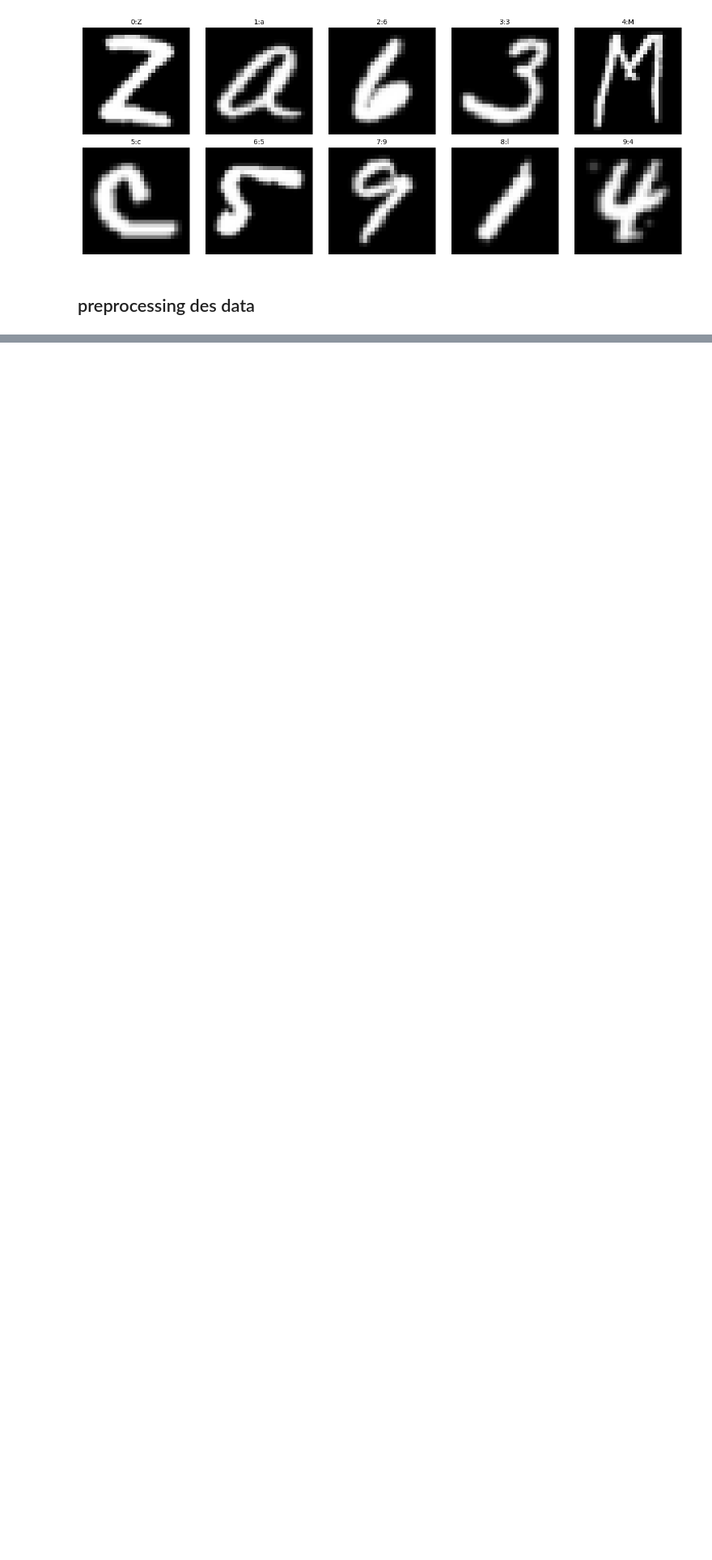
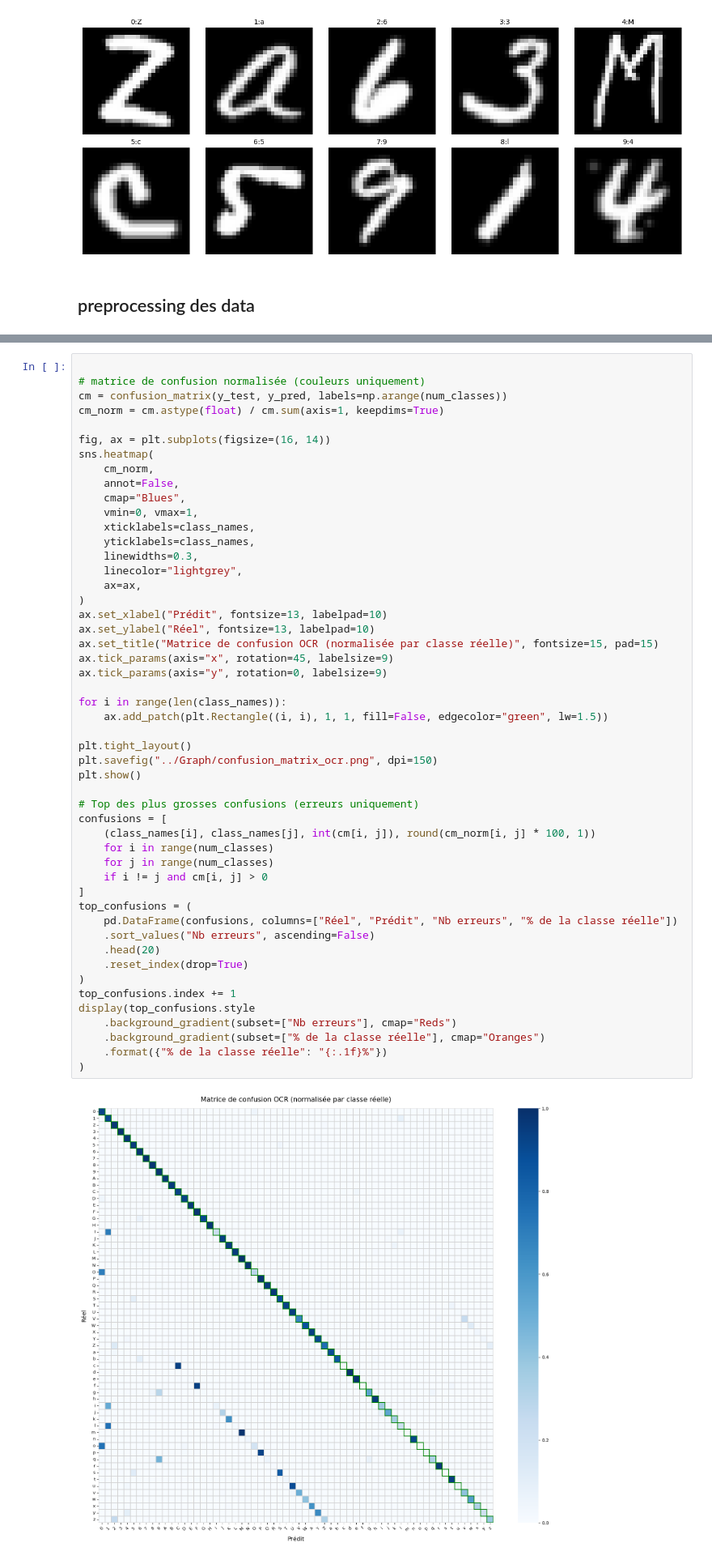
Before and after one commit to 21242NS/AILabs_2025_2026, a Jupyter notebook: Projet/OCR.ipynb, the cells around one changed output, grey strips where cells are left out. Shown at 81% size. Saved outputs shown, nothing was run; the diff lists cells and outputs as text; blank space fills up the shorter version.

Commit message:
add of confusion matrice

```diff
--- a/Projet/OCR.ipynb
+++ b/Projet/OCR.ipynb
@@ -333 +332,53 @@ weighted avg       0.86      0.87      0.85    116323
 [figure]
+# %%
+
+# matrice de confusion normalisée (couleurs uniquement)
+cm = confusion_matrix(y_test, y_pred, labels=np.arange(num_classes))
+cm_norm = cm.astype(float) / cm.sum(axis=1, keepdims=True)
+
+fig, ax = plt.subplots(figsize=(16, 14))
+sns.heatmap(
+    cm_norm,
+    annot=False,
+    cmap="Blues",
+    vmin=0, vmax=1,
+    xticklabels=class_names,
+    yticklabels=class_names,
+    linewidths=0.3,
+    linecolor="lightgrey",
+    ax=ax,
+)
+ax.set_xlabel("Prédit", fontsize=13, labelpad=10)
+ax.set_ylabel("Réel", fontsize=13, labelpad=10)
+ax.set_title("Matrice de confusion OCR (normalisée par classe réelle)", fontsize=15, pad=15)
+ax.tick_params(axis="x", rotation=45, labelsize=9)
+ax.tick_params(axis="y", rotation=0, labelsize=9)
+
+for i in range(len(class_names)):
+    ax.add_patch(plt.Rectangle((i, i), 1, 1, fill=False, edgecolor="green", lw=1.5))
+
+plt.tight_layout()
+plt.savefig("../Graph/confusion_matrix_ocr.png", dpi=150)
+plt.show()
+
+# Top des plus grosses confusions (erreurs uniquement)
+confusions = [
+    (class_names[i], class_names[j], int(cm[i, j]), round(cm_norm[i, j] * 100, 1))
+    for i in range(num_classes)
+    for j in range(num_classes)
+    if i != j and cm[i, j] > 0
+]
+top_confusions = (
+    pd.DataFrame(confusions, columns=["Réel", "Prédit", "Nb erreurs", "% de la classe réelle"])
+    .sort_values("Nb erreurs", ascending=False)
+    .head(20)
+    .reset_index(drop=True)
+)
+top_confusions.index += 1
+display(top_confusions.style
+    .background_gradient(subset=["Nb erreurs"], cmap="Reds")
+    .background_gradient(subset=["% de la classe réelle"], cmap="Oranges")
+    .format({"% de la classe réelle": "{:.1f}%"})
+)
+# %% [output]
+[figure, added]
```
Also changed, not shown: parts of 2 cells of this notebook, 1 other file.
